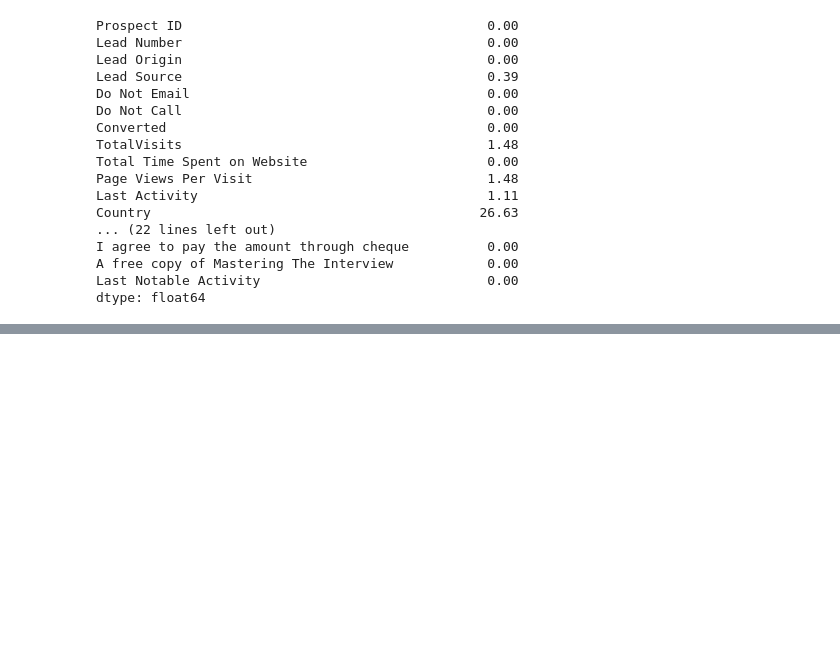
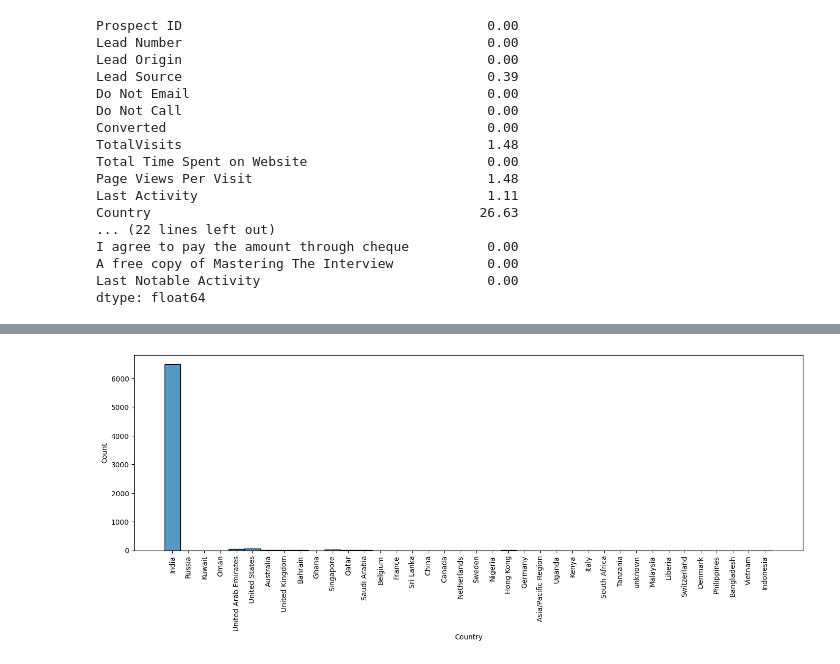
Before and after one commit to VipinNegi1003/Lead_Scoring, a Jupyter notebook: Lead_Scoring.ipynb, the cells around one changed output, grey strips where cells are left out. Cells and saved outputs as stored; diff of their text form; code cells hidden in the pictures; blank space fills up the shorter version.

```diff
--- a/Lead_Scoring.ipynb
+++ b/Lead_Scoring.ipynb
@@ -141,0 +234,4 @@ dtype: float64
+# %%
+missing_data(lead_df.Country)
+# %% [output]
+[figure, added]
```
Also changed, not shown: parts of 55 cells of this notebook.
